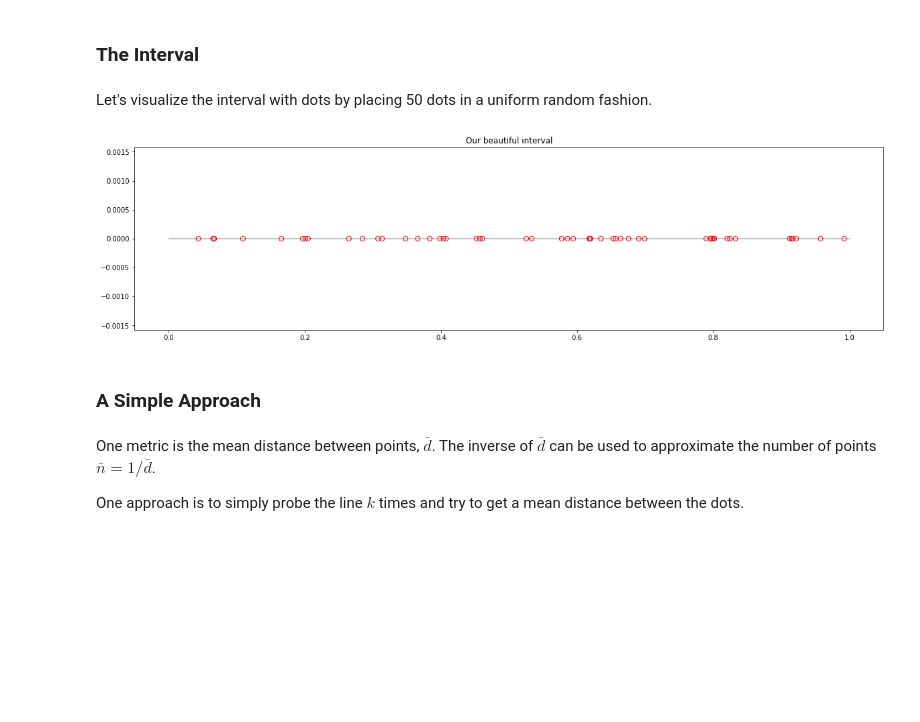
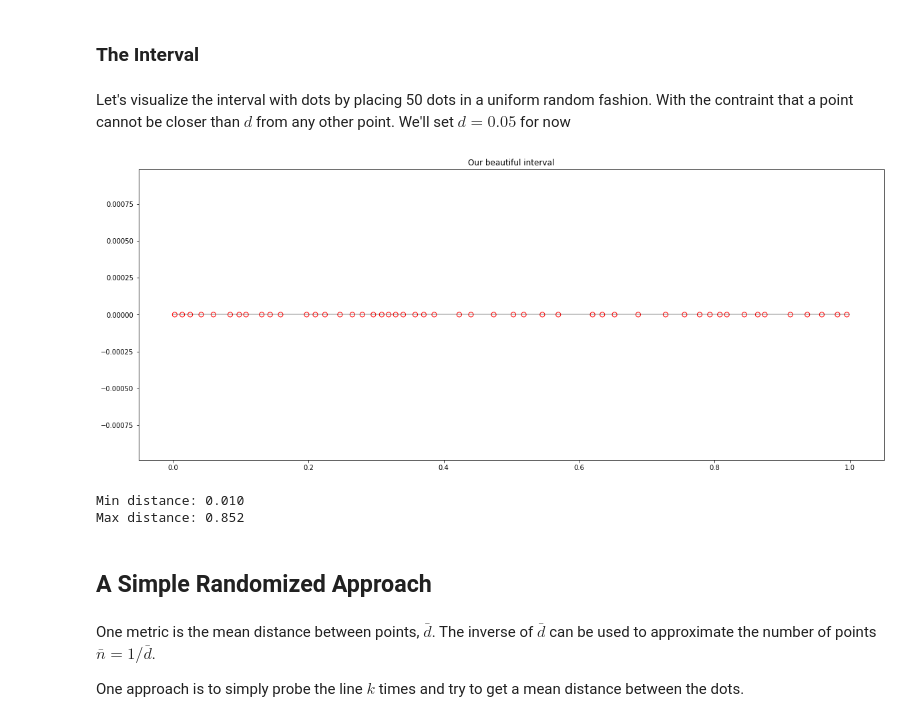
Before and after one commit to sebastiandro/probing-density, a Jupyter notebook: Probing Density.ipynb, the cells around one changed output. Drawn from its saved outputs; the diff is of its cells as text; code cells hidden in the pictures; blank space fills up the shorter version.

Commit message:
Played around with intervals

```diff
--- a/Probing Density.ipynb
+++ b/Probing Density.ipynb
@@ -33,23 +34,59 @@ def probe(x, dots):
 # %% [markdown]
 ### The Interval
 # %% [markdown]
-Let's visualize the interval with dots by placing 50 dots in a uniform random fashion.
+Let's visualize the interval with dots by placing 50 dots in a uniform random fashion. With the contraint that a point cannot be closer than $d$ from any other point. We'll set $d = 0.05$ for now
-# %%
-plt.rcParams["figure.figsize"] = (20,5)
-random.seed(1337)
 # %%
 N = 50
-dots = [random.uniform(0,1) for i in range(N)]
-dots.sort()
+d = 0.01
+def generate_dots(N, d):
+    dots = []
+    for i in range(N):
+        # not the most efficient but will do for now
+        dots.sort()
+
+        if len(dots) < 1:
+            x = random.uniform(0,1)
+            dots.append(x)
+            continue
+
+        too_close = True
+        while too_close:
+            x = random.uniform(0,1)
+            too_close = False
+            for dot in dots:
+                if abs(x - dot) < d:
+                    too_close = True
+                    break
+
+            if not too_close:
+                dots.append(x)
+
+    return dots
+
+dots = generate_dots(N,d)
+
 y = [0 for i in range(N)]
+plt.figure(figsize=(20,8))
 plt.hlines(0,0,1, alpha=0.3)
 plt.scatter(dots, y, s=50, facecolors='none', edgecolors='r')
 plt.title('Our beautiful interval')
 plt.show()
 # %% [output]
-[figure, old version]
+[figure, new version]
+# %%
+dts = np.array(dots)
+dts2 = np.roll(np.copy(dts), -1)
+diff = np.abs(dts-dts2)
+diff = diff[:-1]
+min_dist = diff.min()
+max_dist = diff.max()
+print("Min distance: %.3f" % min_dist)
+print("Max distance: %.3f" % max_dist)
+# %% [output]
+Min distance: 0.010
+Max distance: 0.852
 # %% [markdown]
-### A Simple Approach
+## A Simple Randomized Approach
 # %% [markdown]
 One metric is the mean distance between points, $\bar{d}$. The inverse of $\bar{d}$ can be used to approximate the number of points $\bar{n} = 1 / \bar{d}$.
 
```
Also changed, not shown: parts of 11 cells of this notebook.
